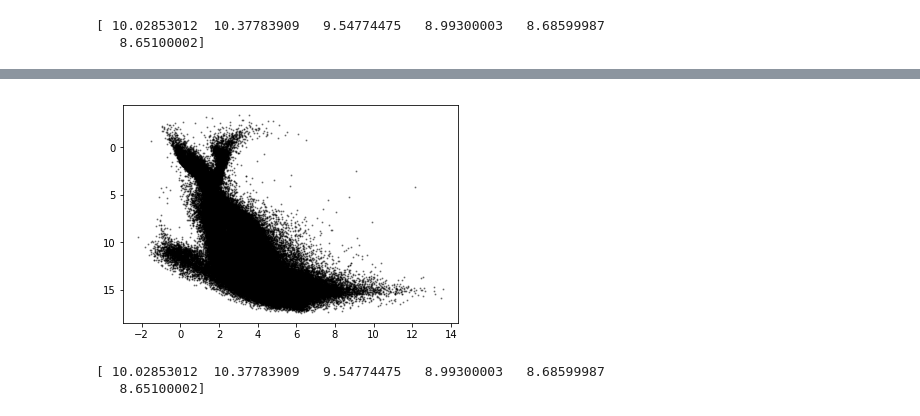
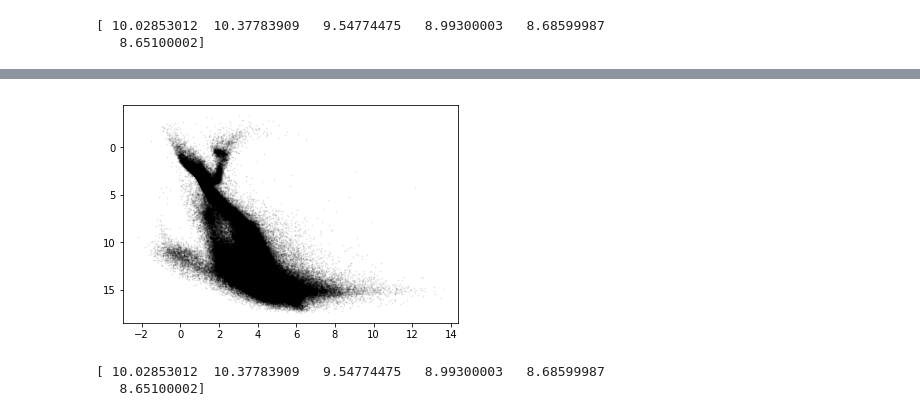
Before and after one commit to leemundy/GAIA, a Jupyter notebook: Work-Areas/khall/notebook/Data/StarFitting.ipynb, the cells around one changed output, grey strips where cells are left out. Saved outputs shown, nothing was run; the diff lists cells and outputs as text; code cells hidden in the pictures.

```diff
--- a/Work-Areas/khall/notebook/Data/StarFitting.ipynb
+++ b/Work-Areas/khall/notebook/Data/StarFitting.ipynb
@@ -602,19 +605,19 @@ nan
 # %%
 Dist = 1000./plx
 
 
 GK = Gmag - Kmag
 Gmags = Gmag - 5 * np.log10(Dist) + 5
 
-new_Gmag = []
-for i in range(len(Gmags)):
-    if(Gmags[i] < 9):
-        new_Gmag.append(Gmag[i])
-# plt.scatter(GK,Gmags,s=1.0,alpha=0.4,c='k')
-# plt.gca().invert_yaxis()
-# plt.show()
+# new_Gmag = []
+# for i in range(len(Gmags)):
+#     if(Gmags[i] < 9):
+#         new_Gmag.append(Gmag[i])
+plt.scatter(GK,Gmags,s=1.0,alpha=0.06,c='k')
+plt.gca().invert_yaxis()
+plt.show()
 # %% [output]
-[figure, old version]
+[figure, new version]
 # %%
 new_all_starBands = []
 for i in range(len(new_Gmag)):
```
Also changed, not shown: parts of 8 cells of this notebook.
